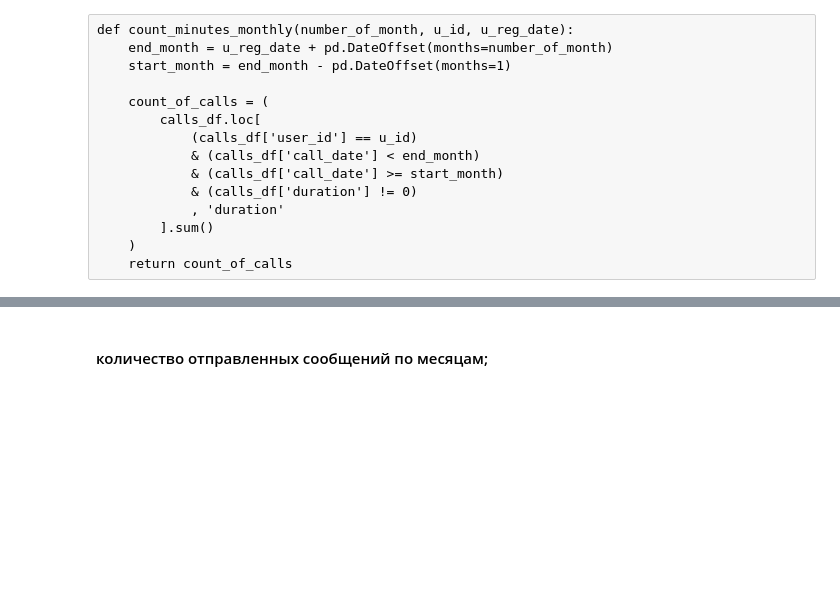
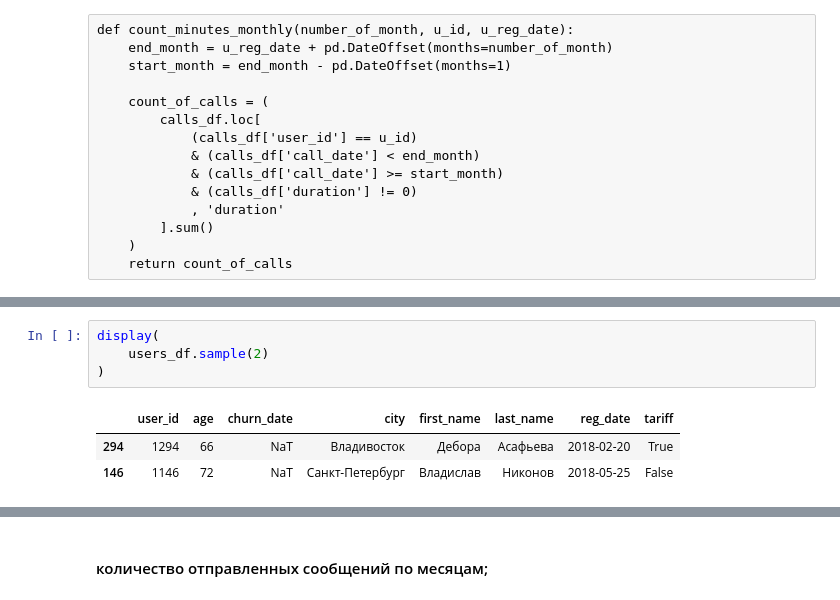
Before and after one commit to zabelin-ds/practicum, a Jupyter notebook: 04_project/megaline_00.ipynb, the cells around one changed output, grey strips where cells are left out. Drawn from its saved outputs; the diff is of its cells as text; blank space fills up the shorter version.

```diff
--- a/04_project/megaline_00.ipynb
+++ b/04_project/megaline_00.ipynb
@@ -722,0 +739,8 @@ None
+# %%
+display(
+    users_df.sample(2)
+)
+# %% [output]
+|  | user_id | age | churn_date | city | first_name | last_name | reg_date | tariff |
+| 294 | 1294 | 66 | NaT | Владивосток | Дебора | Асафьева | 2018-02-20 | True |
+| 146 | 1146 | 72 | NaT | Санкт-Петербург | Владислав | Никонов | 2018-05-25 | False |
```
Also changed, not shown: parts of 21 cells of this notebook.
